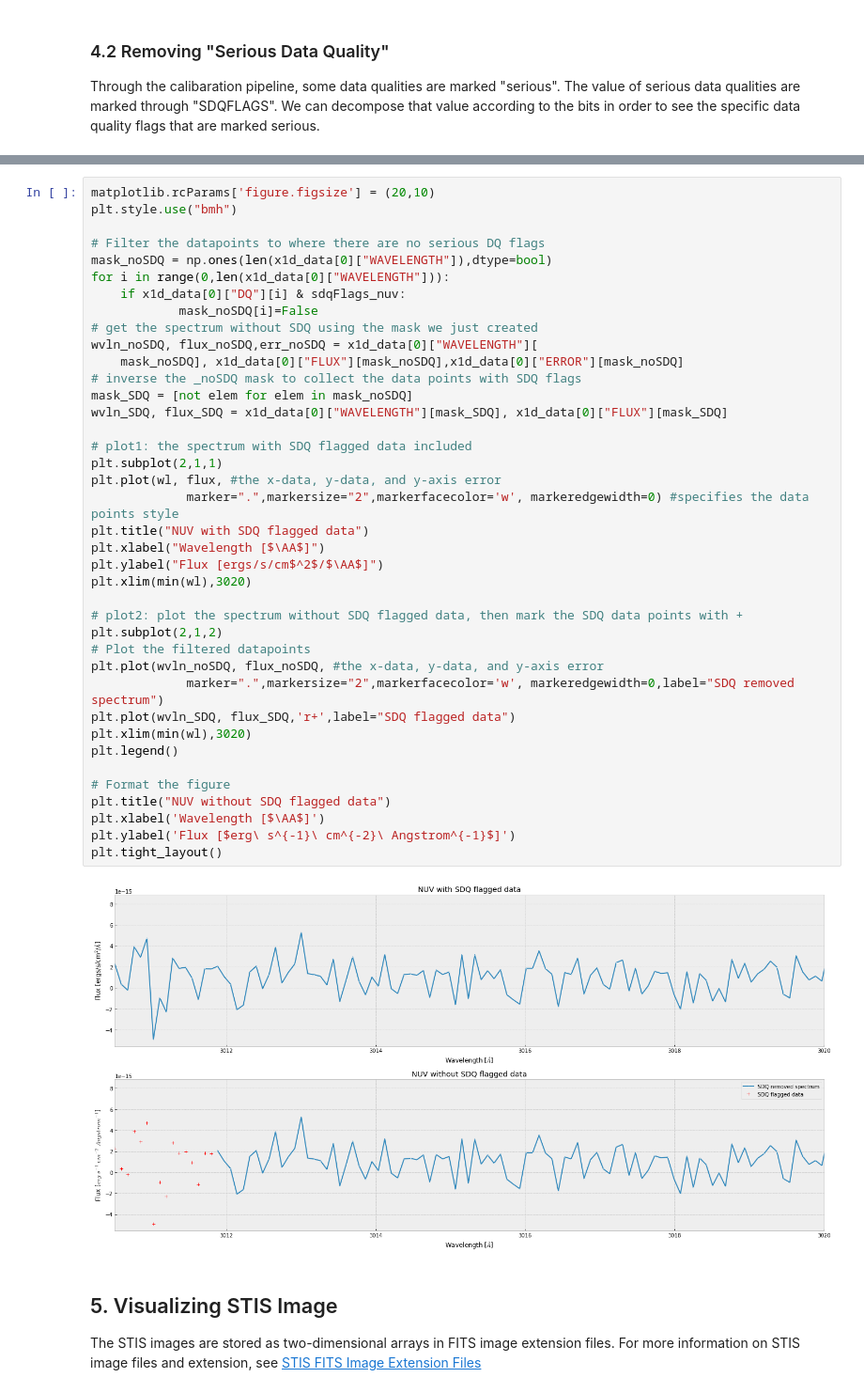
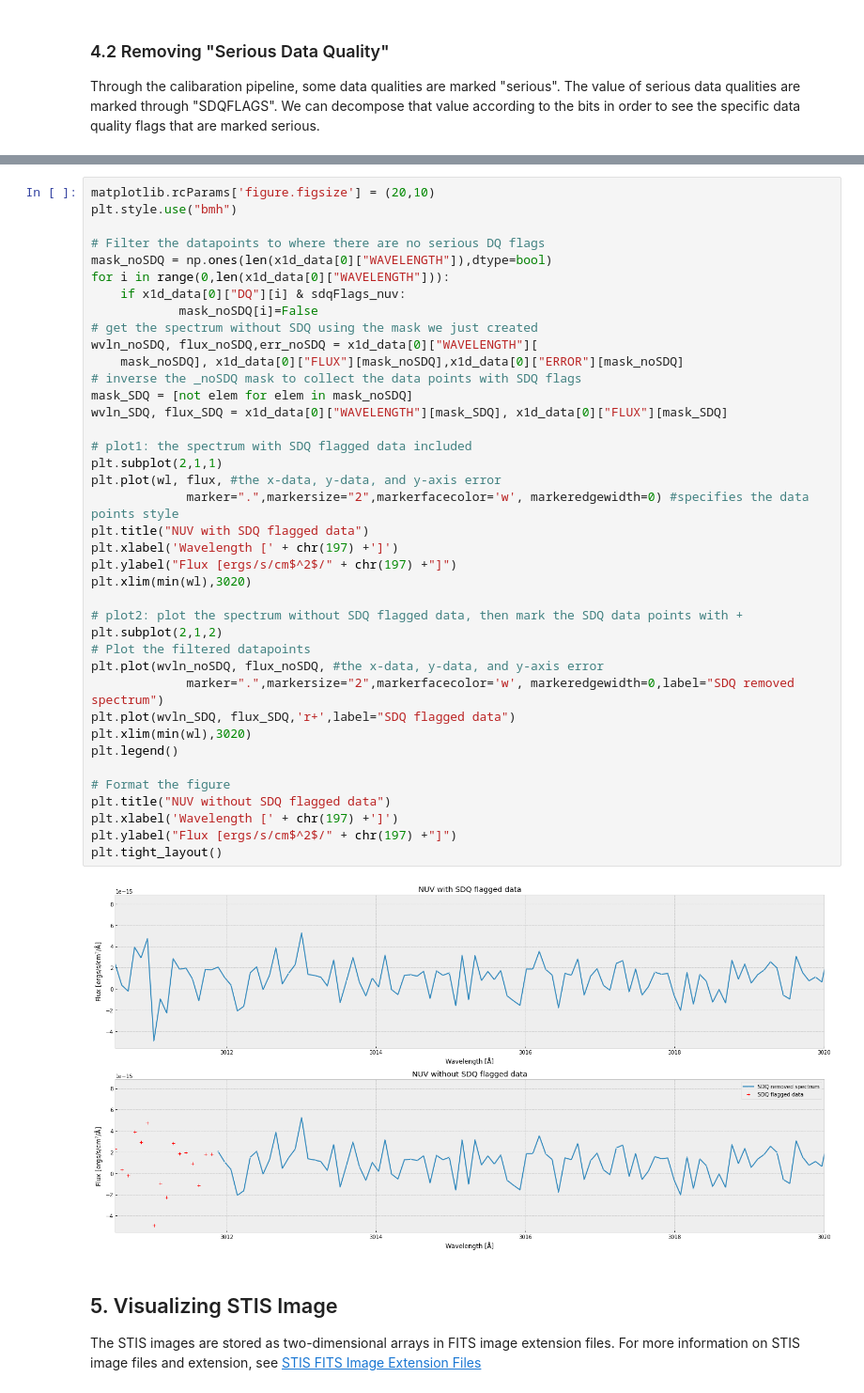
Before and after one commit to spacetelescope/STIS-Notebooks, a Jupyter notebook: View_Data/View_Data.ipynb, the cells around one changed output, grey strips where cells are left out. Shown at 94% size. Drawn from its saved outputs; the diff is of its cells as text.

```diff
--- a/View_Data/View_Data.ipynb
+++ b/View_Data/View_Data.ipynb
@@ -370,38 +370,38 @@ mask_noSDQ = np.ones(len(x1d_data[0]["WAVELENGTH"]),dtype=bool)
 for i in range(0,len(x1d_data[0]["WAVELENGTH"])):
     if x1d_data[0]["DQ"][i] & sdqFlags_nuv:
             mask_noSDQ[i]=False
 # get the spectrum without SDQ using the mask we just created
 wvln_noSDQ, flux_noSDQ,err_noSDQ = x1d_data[0]["WAVELENGTH"][
     mask_noSDQ], x1d_data[0]["FLUX"][mask_noSDQ],x1d_data[0]["ERROR"][mask_noSDQ]
 # inverse the _noSDQ mask to collect the data points with SDQ flags
 mask_SDQ = [not elem for elem in mask_noSDQ]
 wvln_SDQ, flux_SDQ = x1d_data[0]["WAVELENGTH"][mask_SDQ], x1d_data[0]["FLUX"][mask_SDQ]
 
 # plot1: the spectrum with SDQ flagged data included
 plt.subplot(2,1,1)
 plt.plot(wl, flux, #the x-data, y-data, and y-axis error
              marker=".",markersize="2",markerfacecolor='w', markeredgewidth=0) #specifies the data points style
 plt.title("NUV with SDQ flagged data")
-plt.xlabel("Wavelength [$\AA$]")
-plt.ylabel("Flux [ergs/s/cm$^2$/$\AA$]")
+plt.xlabel('Wavelength [' + chr(197) +']')
+plt.ylabel("Flux [ergs/s/cm$^2$/" + chr(197) +"]")
 plt.xlim(min(wl),3020)
 
 # plot2: plot the spectrum without SDQ flagged data, then mark the SDQ data points with +
 plt.subplot(2,1,2)
 # Plot the filtered datapoints
 plt.plot(wvln_noSDQ, flux_noSDQ, #the x-data, y-data, and y-axis error
              marker=".",markersize="2",markerfacecolor='w', markeredgewidth=0,label="SDQ removed spectrum")
 plt.plot(wvln_SDQ, flux_SDQ,'r+',label="SDQ flagged data")
 plt.xlim(min(wl),3020)
 plt.legend()
 
 # Format the figure
 plt.title("NUV without SDQ flagged data")
-plt.xlabel('Wavelength [$\AA$]')
-plt.ylabel('Flux [$erg\ s^{-1}\ cm^{-2}\ Angstrom^{-1}$]')
+plt.xlabel('Wavelength [' + chr(197) +']')
+plt.ylabel("Flux [ergs/s/cm$^2$/" + chr(197) +"]")
 plt.tight_layout()
 # %% [output]
-[figure, old version]
+[figure, new version]
 # %% [markdown]
 <a id=section5></a>
 ## 5. Visualizing STIS Image
```
Also changed, not shown: parts of 10 cells of this notebook.
